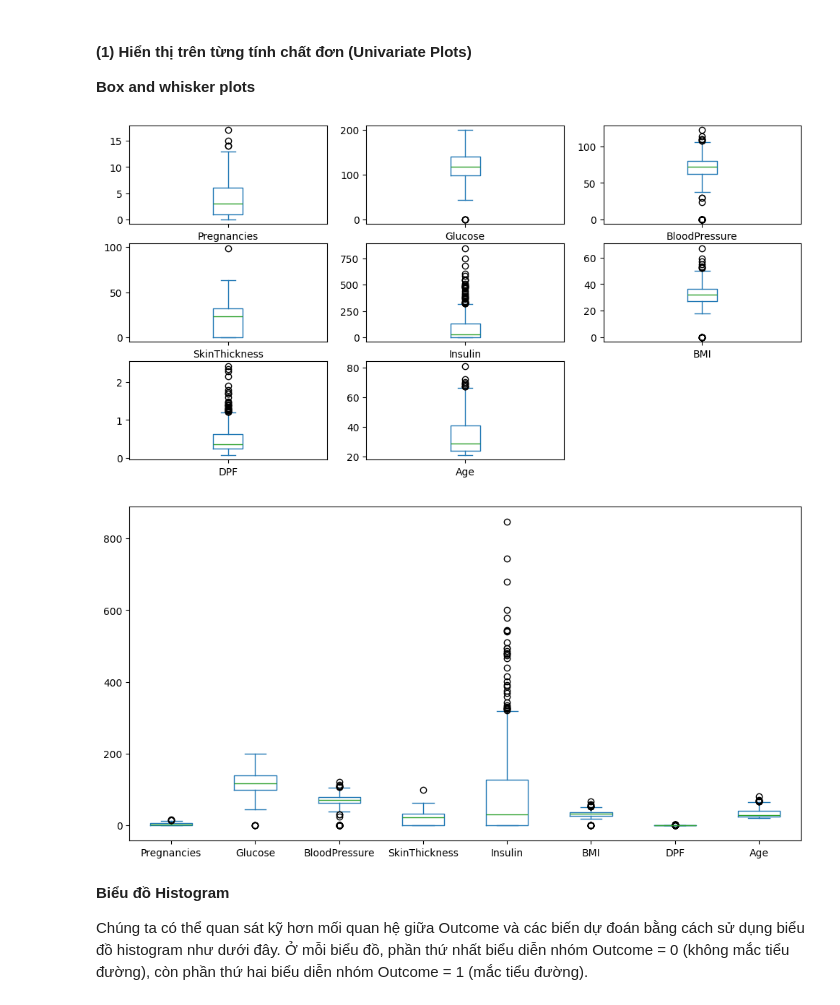
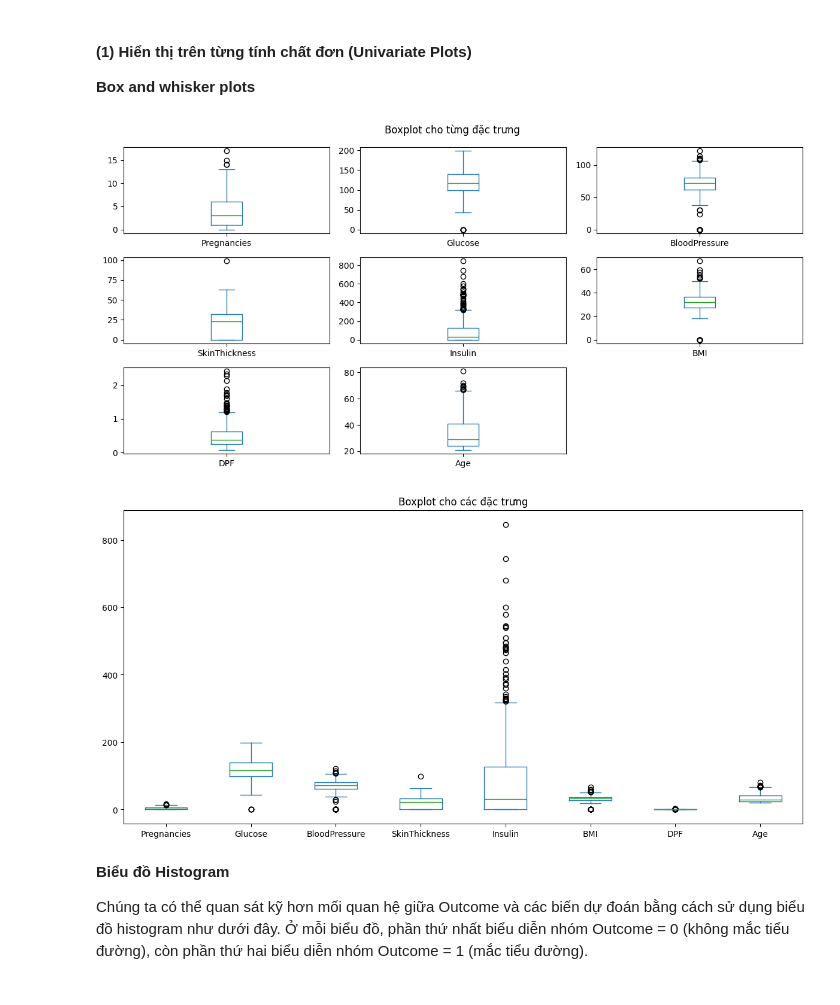
Before and after one commit to chien2734/sgu_data_analyst, a Jupyter notebook: Lab03_BuiDucChien_3122410039.ipynb, the cells around one changed output. Cells and saved outputs as stored; diff of their text form; code cells hidden in the pictures.

```diff
--- a/Lab03_BuiDucChien_3122410039.ipynb
+++ b/Lab03_BuiDucChien_3122410039.ipynb
@@ -323,12 +342,22 @@ Passing `palette` without assigning `hue` is deprecated and will be removed in v
 #### (1) Hiển thị trên từng tính chất đơn (Univariate Plots)
 **Box and whisker plots**
 # %%
-cols = df_dataset.columns[:-1]  # bỏ cột Outcome
-df_dataset[cols].plot(kind="box", subplots=True, layout=(3, 3), sharex=False, sharey=False, figsize=(12,6));
-df_dataset[cols].plot(kind="box", figsize=(12,6));
+cols = df_dataset.columns[:-1]
+df_dataset[cols].plot(kind="box", subplots=True, layout=(3, 3),
+                      sharex=False, sharey=False, figsize=(12,6))
+plt.suptitle("Boxplot cho từng đặc trưng")
+plt.tight_layout()
+plt.savefig("boxplot_subplots.png", dpi=300)   # Lưu hình
+plt.show()
+
+df_dataset[cols].plot(kind="box", figsize=(12,6))
+plt.title("Boxplot cho các đặc trưng")
+plt.tight_layout()
+plt.savefig("boxplot_all.png", dpi=300)
+plt.show()
 # %% [output]
-[figure, old version]
+[figure, new version]
-[figure, old version]
+[figure, new version]
 # %% [markdown]
 **Biểu đồ Histogram**
 
```
Also changed, not shown: parts of 16 cells of this notebook.
